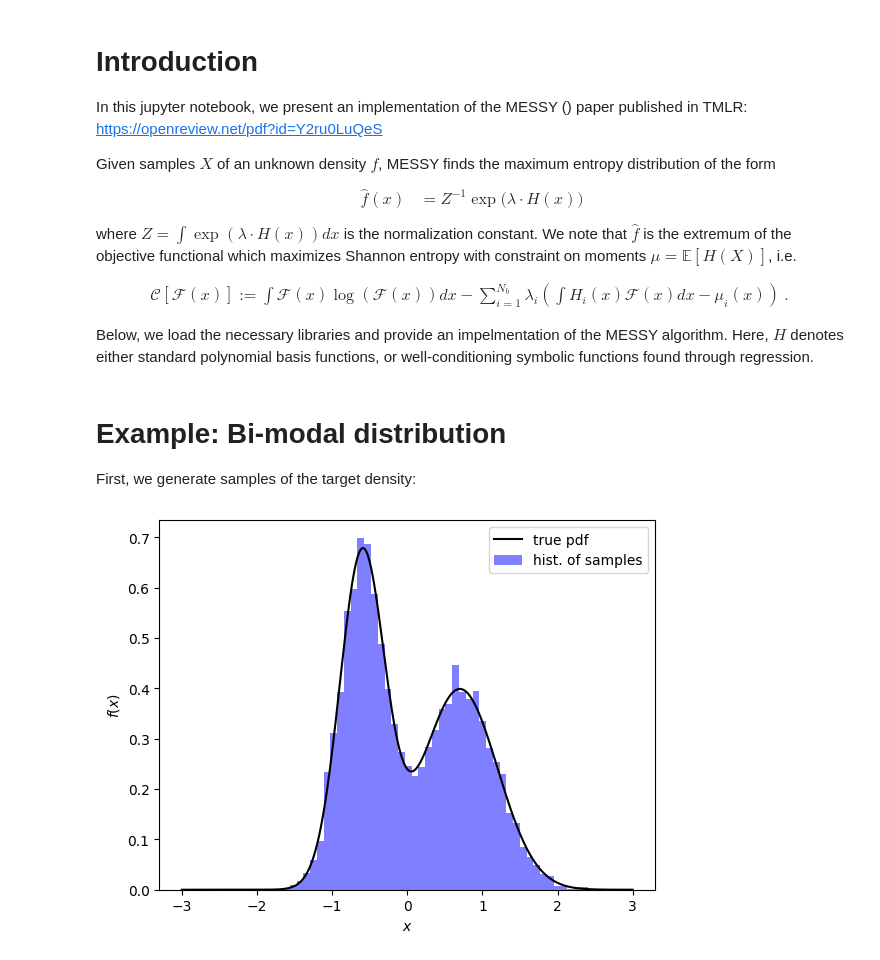
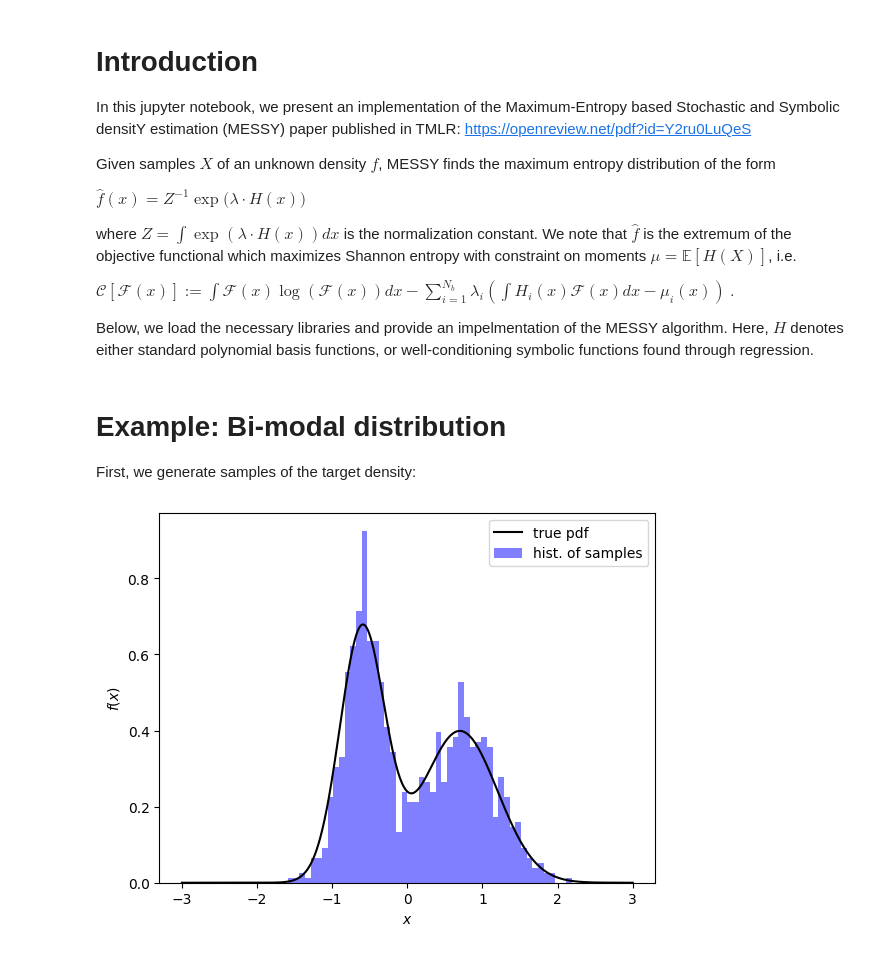
Before and after one commit to mohsensadr/MESSY, a Jupyter notebook: MESSY.ipynb, the cells around one changed output. Saved outputs shown, nothing was run; the diff lists cells and outputs as text; code cells hidden in the pictures.

```diff
--- a/MESSY.ipynb
+++ b/MESSY.ipynb
@@ -1,18 +1,17 @@
 # %% [markdown]
 # Introduction
-In this jupyter notebook, we present an implementation of the MESSY () paper published in TMLR:
+In this jupyter notebook, we present an implementation of the Maximum-Entropy based Stochastic
+and Symbolic densitY estimation (MESSY) paper published in TMLR:
 https://openreview.net/pdf?id=Y2ru0LuQeS
 
 Given samples $X$ of an unknown density $f$, MESSY finds the maximum entropy distribution of the form
-\begin{flalign}
-    \hat f( x) &= Z^{-1}\exp\big( \lambda \cdot H( x) \big)
-\end{flalign}
+
+$\hat f( x) = Z^{-1}\exp\big( \lambda \cdot H( x) \big) $
+
 where $Z =\int \exp(  \lambda \cdot  H( x)  ) d  x$ is the normalization constant. We note that $\hat f$ is the extremum of the objective functional which maximizes Shannon entropy with constraint on moments $\mu=\mathbb{E}[H(X)]$, i.e.
 
-\begin{flalign}
-\mathcal{C} [\mathcal{F}(x)]:=\int \mathcal{F}( x) \log(\mathcal{F}( x)) d  x
-- \sum_{i=1}^{N_b} \lambda_i  \left(\int H_i( x) \mathcal{F}( x) d  x-\mu_i( x)\right)~.
-\end{flalign}
+$ \mathcal{C} [\mathcal{F}(x)]:=\int \mathcal{F}( x) \log(\mathcal{F}( x)) d  x
+- \sum_{i=1}^{N_b} \lambda_i  \left(\int H_i( x) \mathcal{F}( x) d  x-\mu_i( x)\right)~. $
 
 Below, we load the necessary libraries and provide an impelmentation of the MESSY algorithm. Here, $H$ denotes either standard polynomial basis functions, or well-conditioning symbolic functions found through regression.
 # %%
@@ -492,25 +494,25 @@ First, we generate samples of the target density:
 # %%
 def Gaussian(x,mu,sig):
   return 1.0/(sig*np.sqrt(2.0*np.pi)) * np.exp(-0.5*(x-mu)**2/sig**2)
 
 def bi_mod(x,mu1,mu2,sig1,sig2):
   return 0.5*( Gaussian(x,mu1,sig1) + Gaussian(x,mu2,sig2) )
 
-n_samples = 10000
+n_samples = 1000
 mu1 = -0.6; mu2=0.7; sig1=0.3; sig2 = 0.5
 X = np.concatenate([np.random.normal(mu1,sig1,int(n_samples/2)), np.random.normal(mu2,sig2,n_samples-int(n_samples/2))])
 true_pdf = lambda x: bi_mod(x,mu1,mu2,sig1,sig2)
 
 xx = np.linspace(-3, 3, 1000) # for plotting
 fig, ax = plt.subplots()
 ax.plot(xx, true_pdf(xx), color="black", label = "true pdf")
 _ = ax.hist(X, color="blue", label = "hist. of samples", density=True, bins=50, alpha=0.5)
 ax.set_xlabel(r"$x$")
 ax.set_ylabel(r"$f(x)$")
 ax.legend()
 plt.show()
 # %% [output]
-[figure, old version]
+[figure, new version]
 # %%
 ## MESSY
 constant_range=(1,3)
```
Also changed, not shown: parts of 5 cells of this notebook.
